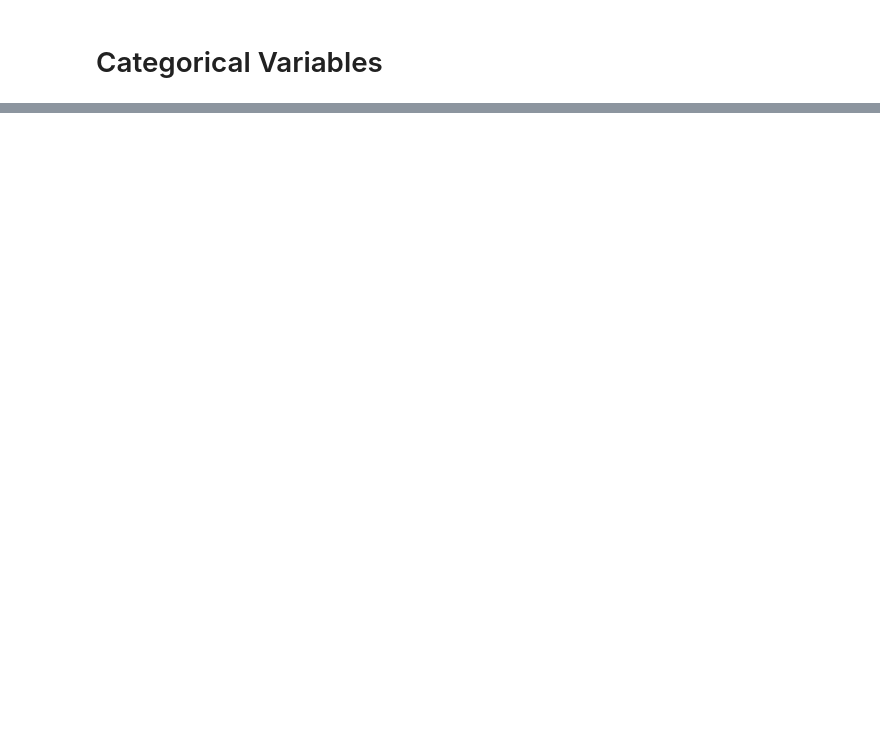
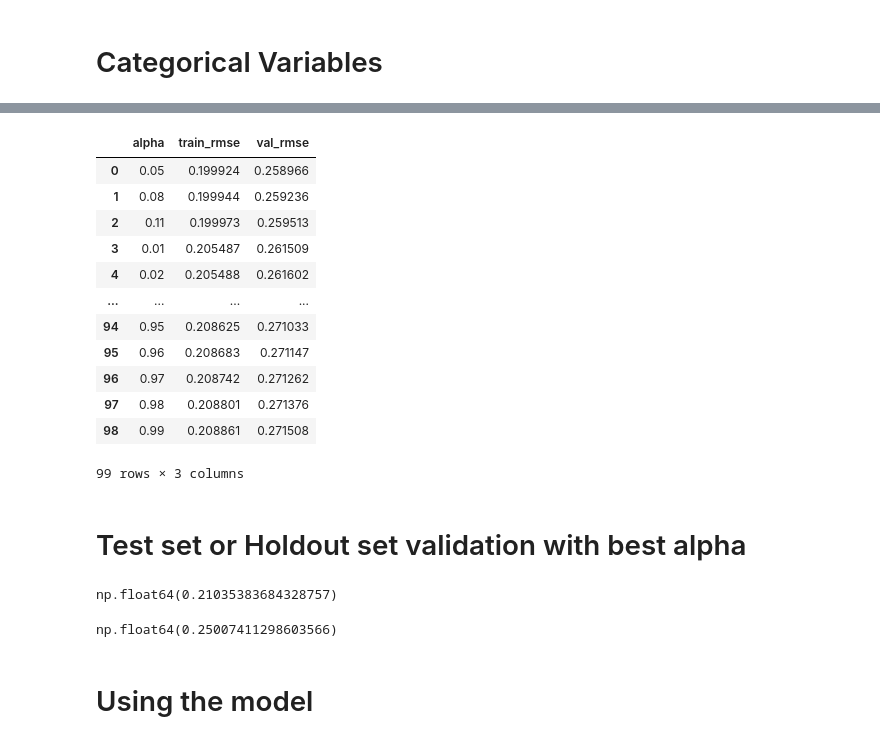
Before and after one commit to Ashwin-EU/Machine-Learning-Refresher, a Jupyter notebook: 02-Regression/regression.ipynb, the cells around one changed output, grey strips where cells are left out. Drawn from its saved outputs; the diff is of its cells as text; code cells hidden in the pictures; blank space fills up the shorter version.

Commit message:
Final cleaned up regression model

```diff
--- a/02-Regression/regression.ipynb
+++ b/02-Regression/regression.ipynb
@@ -219,0 +285,5 @@ SyntaxError: invalid syntax (3613247411.py, line 1)
+# %%
+model = Ridge(alpha=0.1)
+model.fit(X_train, y_train)
+y_pred_train = model.predict(X_train)
+y_pred_val = model.predict(X_val)
@@ -219,0 +298,5 @@ SyntaxError: invalid syntax (3613247411.py, line 1)
+# %%
+model = Lasso(alpha=0.1)
+model.fit(X_train, y_train)
+y_pred_train = model.predict(X_train)
+y_pred_val = model.predict(X_val)
@@ -219,0 +311,5 @@ SyntaxError: invalid syntax (3613247411.py, line 1)
+# %%
+model = ElasticNet(alpha=0.3, l1_ratio=0.5)
+model.fit(X_train, y_train)
+y_pred_train = model.predict(X_train)
+y_pred_val = model.predict(X_val)
@@ -219,0 +326,3 @@ SyntaxError: invalid syntax (3613247411.py, line 1)
+# %%
+alphas = np.arange(0.01, 1, 0.01)
+alphas
@@ -219,0 +339,49 @@ SyntaxError: invalid syntax (3613247411.py, line 1)
+# %%
+results = []
+for alpha in alphas:
+    model = Ridge(alpha=alpha)
+    model.fit(X_train, y_train)
+    train_rmse = rmse(y_train, model.predict(X_train))
+    val_rmse = rmse(y_val, model.predict(X_val))
+    results.append({
+        "alpha": alpha,
+        "train_rmse": train_rmse,
+        "val_rmse": val_rmse
+    })
+    results_df = pd.DataFrame(results)
+results_df = results_df.sort_values(by="val_rmse", ascending=True).reset_index(drop=True)
+results_df
+# %% [output]
+|  | alpha | train_rmse | val_rmse |
+| 0 | 0.05 | 0.199924 | 0.258966 |
+| 1 | 0.08 | 0.199944 | 0.259236 |
+| 2 | 0.11 | 0.199973 | 0.259513 |
+| 3 | 0.01 | 0.205487 | 0.261509 |
+| 4 | 0.02 | 0.205488 | 0.261602 |
+| ... | ... | ... | ... |
+| 94 | 0.95 | 0.208625 | 0.271033 |
+| 95 | 0.96 | 0.208683 | 0.271147 |
+| 96 | 0.97 | 0.208742 | 0.271262 |
+| 97 | 0.98 | 0.208801 | 0.271376 |
+| 98 | 0.99 | 0.208861 | 0.271508 |
+99 rows × 3 columns
+# %% [markdown]
+# Test set or Holdout set validation with best alpha
+# %%
+df_full_train = pd.concat([df_train, df_val]).reset_index(drop=True)
+y_full_train = np.concatenate([y_train, y_val])
+model = Ridge(alpha=0.05)
+X_full_train, preprocessor = prepare_X(df_full_train)
+model.fit(X_full_train, y_full_train)
+rmse(y_full_train, model.predict(X_full_train))
+# %% [output]
+np.float64(0.21035383684328757)
+# %%
+X_full_test = add_features(df_test)
+X_full_test = preprocessor.transform(X_full_test)
+y_full_test = y_test
+rmse(y_full_test, model.predict(X_full_test))
+# %% [output]
+np.float64(0.25007411298603566)
+# %% [markdown]
+# Using the model
```
Also changed, not shown: parts of 24 cells of this notebook.
